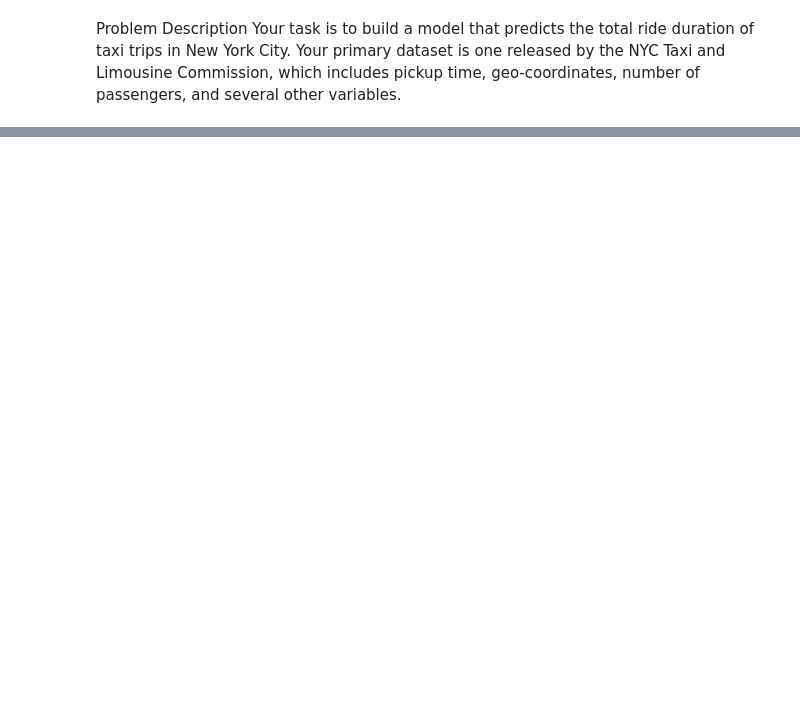
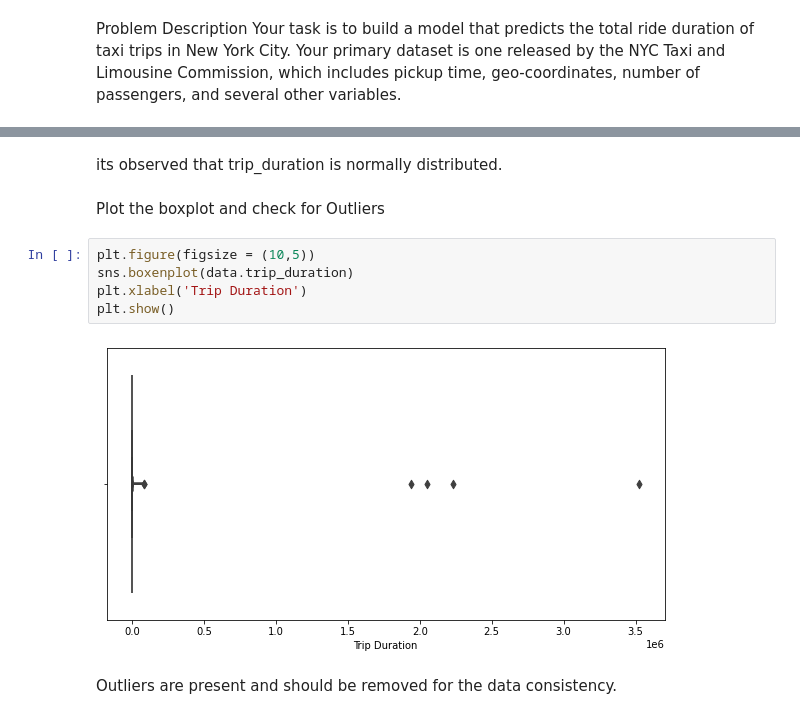
Before and after one commit to bysubanji/Nyc_taxi_ride_duration_prediction, a Jupyter notebook: NYC_Taxi_trip_time_Prediction_Bhaskarsubanji.ipynb, the cells around one changed output, grey strips where cells are left out. Saved outputs shown, nothing was run; the diff lists cells and outputs as text; blank space fills up the shorter version.

```diff
--- a/NYC_Taxi_trip_time_Prediction_Bhaskarsubanji.ipynb
+++ b/NYC_Taxi_trip_time_Prediction_Bhaskarsubanji.ipynb
@@ -27,0 +266,13 @@ Your task is to build a model that predicts the total ride duration of taxi trip
+# %% [markdown]
+its observed that trip_duration is normally distributed.
+# %% [markdown]
+Plot the boxplot and check for Outliers
+# %%
+plt.figure(figsize = (10,5))
+sns.boxenplot(data.trip_duration)
+plt.xlabel('Trip Duration')
+plt.show()
+# %% [output]
+[figure, added]
+# %% [markdown]
+Outliers are present and should be removed for the data consistency.
```
Also changed, not shown: parts of 112 cells of this notebook.
